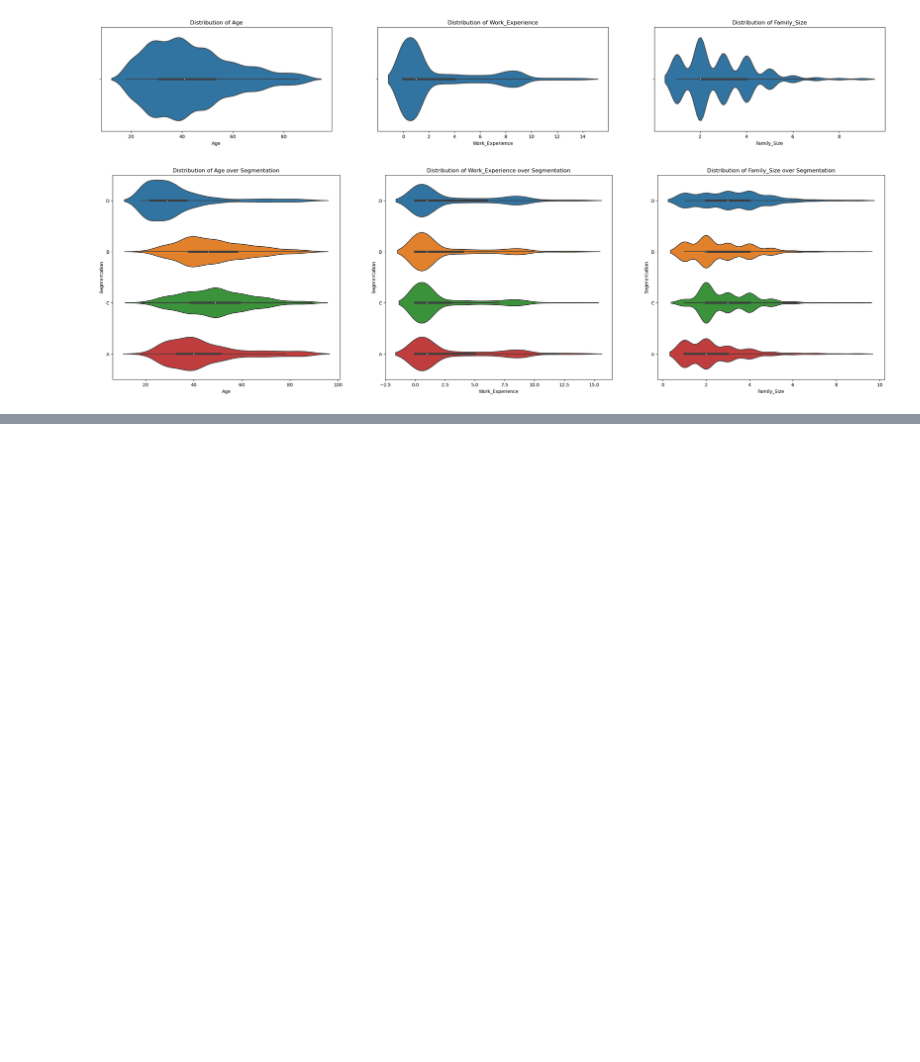
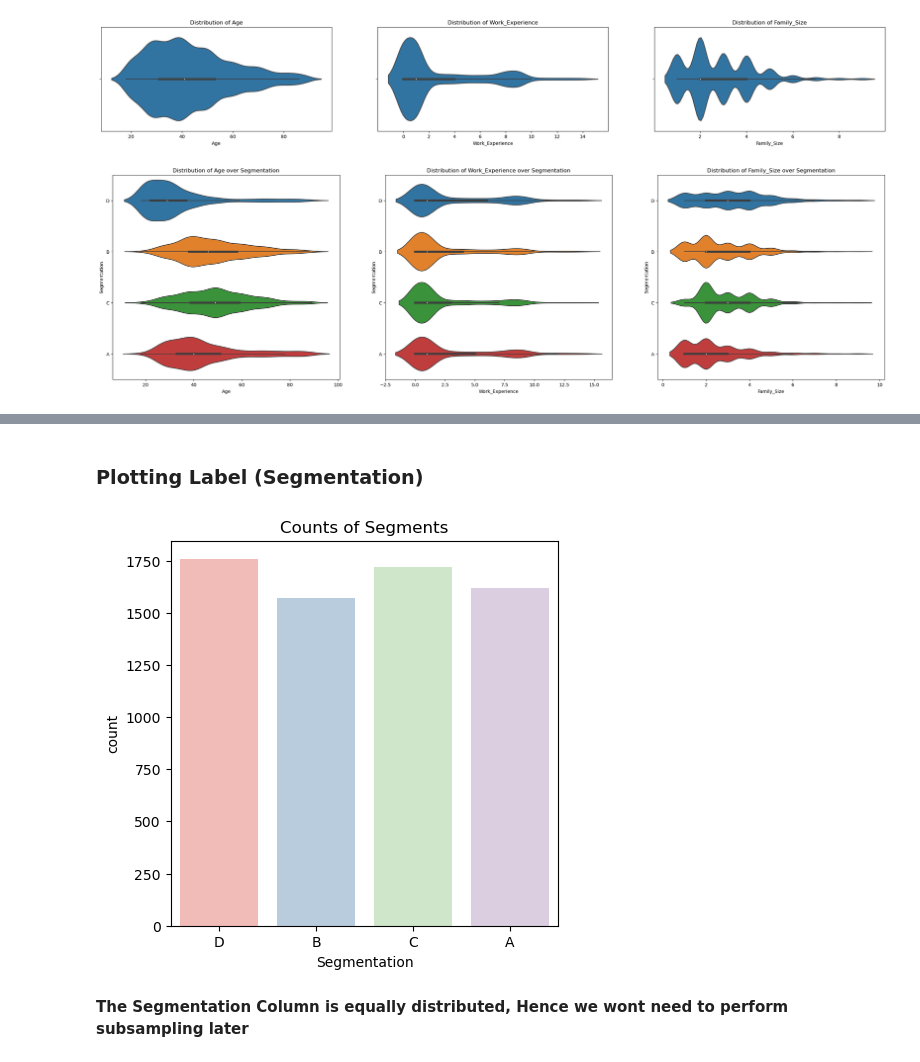
Before and after one commit to Neeraj-Prakash/Customer-Segment-Classification-Multiclass, a Jupyter notebook: 01 - EDA.ipynb, the cells around one changed output, grey strips where cells are left out. Cells and saved outputs as stored; diff of their text form; code cells hidden in the pictures; blank space fills up the shorter version.

```diff
--- a/01 - EDA.ipynb
+++ b/01 - EDA.ipynb
@@ -142,0 +211,10 @@ for i, subplots in zip(num_cols, ax.flatten()):
+# %% [markdown]
+### Plotting Label (Segmentation)
+# %%
+plt.figure(figsize=(5,5))
+sns.countplot(x=pdf['Segmentation'],  palette='Pastel1').set_title(f'Counts of Segments')
+plt.show()
+# %% [output]
+[figure, added]
+# %% [markdown]
+**The Segmentation Column is equally distributed, Hence we wont need to perform subsampling later**
```
Also changed, not shown: parts of 12 cells of this notebook.
